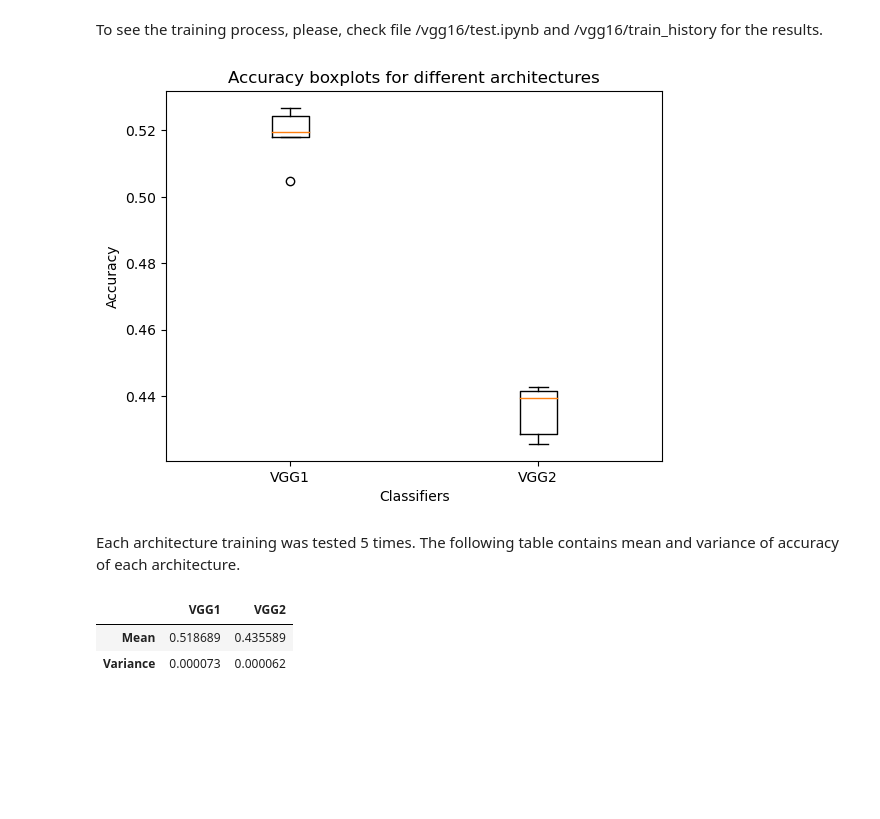
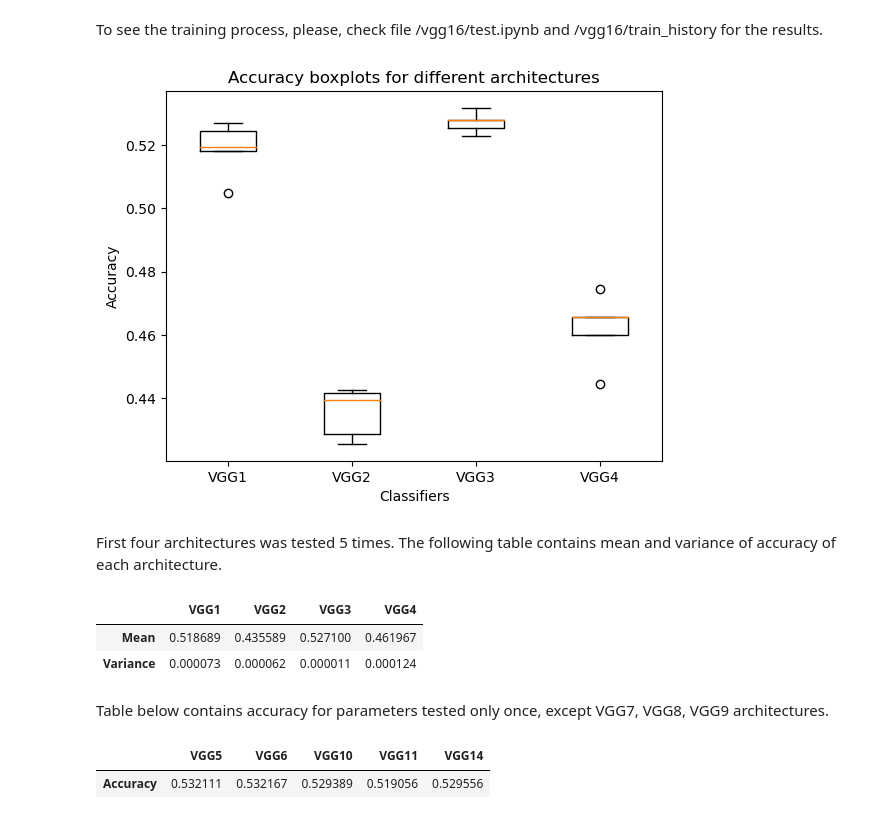
Before and after one commit to KarinaTiurina/dl_projects, a Jupyter notebook: Project1/main.ipynb, the cells around one changed output. Cells and saved outputs as stored; diff of their text form; code cells hidden in the pictures; blank space fills up the shorter version.

```diff
--- a/Project1/main.ipynb
+++ b/Project1/main.ipynb
@@ -65,24 +66,28 @@ To see the training process, please, check file /vgg16/test.ipynb and /vgg16/tra
 # %%
 vgg1_acc = pd.read_csv('vgg16/train_history/vgg1/accuracy.csv')
 vgg2_acc = pd.read_csv('vgg16/train_history/vgg2/accuracy.csv')
+vgg3_acc = pd.read_csv('vgg16/train_history/vgg3/accuracy.csv')
+vgg4_acc = pd.read_csv('vgg16/train_history/vgg4/accuracy.csv')
 
 accuracy_df = pd.DataFrame()
 accuracy_df['VGG1'] = vgg1_acc['accuracy']
 accuracy_df['VGG2'] = vgg2_acc['accuracy']
+accuracy_df['VGG3'] = vgg3_acc['accuracy']
+accuracy_df['VGG4'] = vgg4_acc['accuracy']
 
 plt.boxplot(accuracy_df, labels=accuracy_df.columns)
 plt.xlabel('Classifiers')
 plt.ylabel('Accuracy')
 plt.title('Accuracy boxplots for different architectures');
 # %% [output]
-[figure, old version]
+[figure, new version]
 # %% [markdown]
-Each architecture training was tested 5 times. The following table contains mean and variance of accuracy of each architecture.
+First four architectures was tested 5 times. The following table contains mean and variance of accuracy of each architecture.
 # %%
 mean_values = accuracy_df.mean(axis=0)
 variance_values = accuracy_df.var(axis=0)
 pd.DataFrame([mean_values, variance_values], index=['Mean', 'Variance'])
 # %% [output]
-|  | VGG1 | VGG2 |
-| Mean | 0.518689 | 0.435589 |
-| Variance | 0.000073 | 0.000062 |
+|  | VGG1 | VGG2 | VGG3 | VGG4 |
+| Mean | 0.518689 | 0.435589 | 0.527100 | 0.461967 |
+| Variance | 0.000073 | 0.000062 | 0.000011 | 0.000124 |
@@ -88,0 +109,7 @@ pd.DataFrame([mean_values, variance_values], index=['Mean', 'Variance'])
+# %% [markdown]
+Table below contains accuracy for parameters tested only once, except VGG7, VGG8, VGG9 architectures.
+# %%
+accuracy_df2
+# %% [output]
+|  | VGG5 | VGG6 | VGG10 | VGG11 | VGG14 |
+| Accuracy | 0.532111 | 0.532167 | 0.529389 | 0.519056 | 0.529556 |
```
Also changed, not shown: parts of 12 cells of this notebook.
